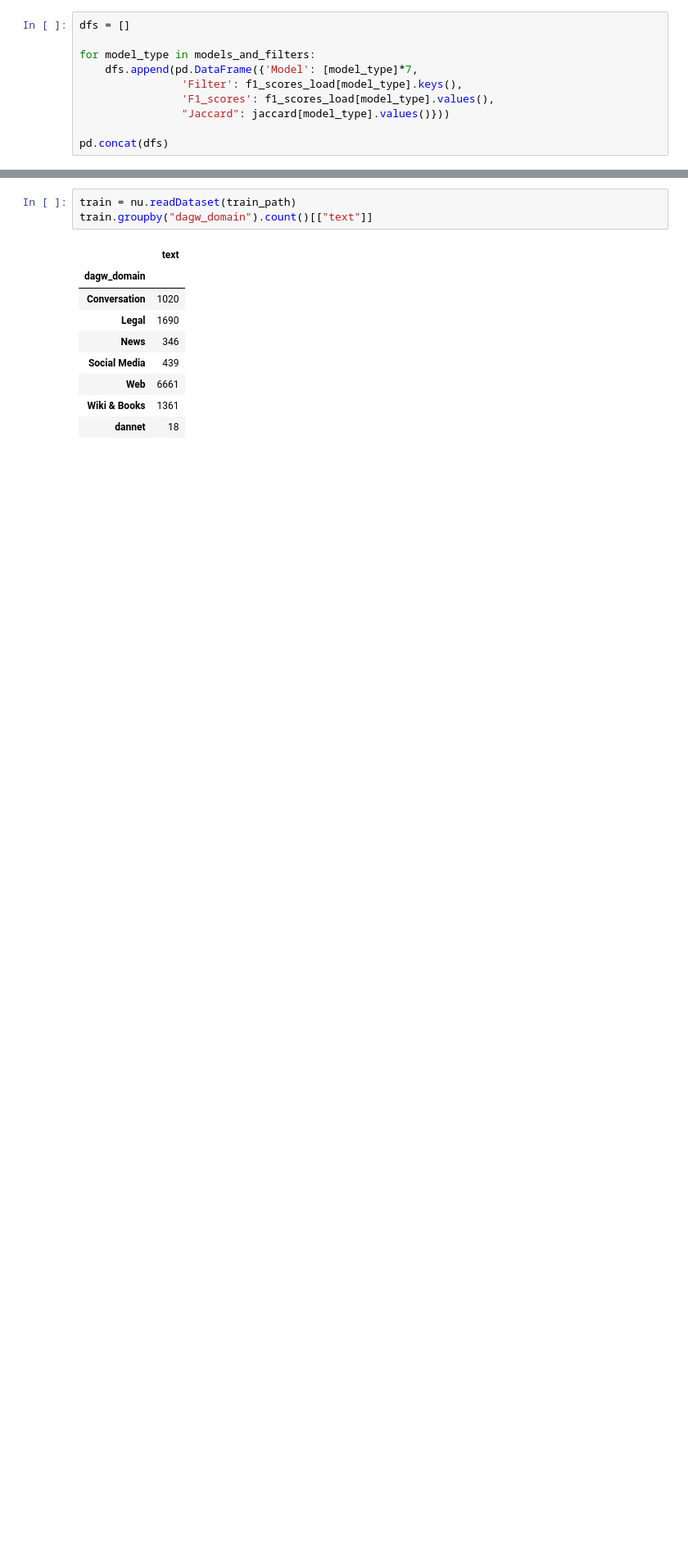
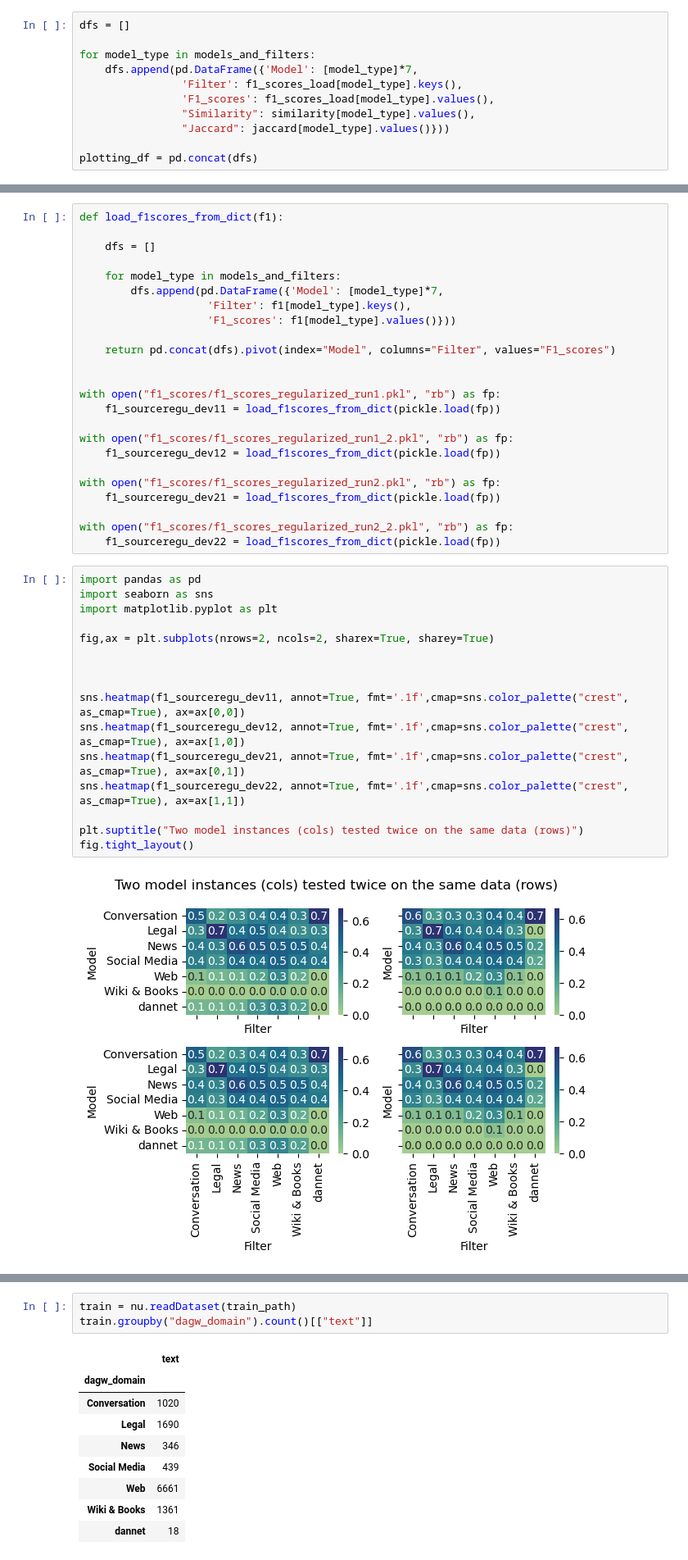
Before and after one commit to krusand/CrossNER-Active-Learning, a Jupyter notebook: spanf1.ipynb, the cells around one changed output, grey strips where cells are left out. Shown at 82% size. Saved outputs shown, nothing was run; the diff lists cells and outputs as text; blank space fills up the shorter version.

```diff
--- a/spanf1.ipynb
+++ b/spanf1.ipynb
@@ -110,7 +123,8 @@ for model_type in models_and_filters:
     dfs.append(pd.DataFrame({'Model': [model_type]*7,
                 'Filter': f1_scores_load[model_type].keys(),
                 'F1_scores': f1_scores_load[model_type].values(),
+                "Similarity": similarity[model_type].values(),
                 "Jaccard": jaccard[model_type].values()}))
 
-pd.concat(dfs)
+plotting_df = pd.concat(dfs)
 # %% [output]
@@ -117,0 +167,42 @@ ValueError: All arrays must be of the same length
+# %%
+def load_f1scores_from_dict(f1):
+
+    dfs = []
+
+    for model_type in models_and_filters:
+        dfs.append(pd.DataFrame({'Model': [model_type]*7,
+                    'Filter': f1[model_type].keys(),
+                    'F1_scores': f1[model_type].values()}))
+
+    return pd.concat(dfs).pivot(index="Model", columns="Filter", values="F1_scores")
+
+
+with open("f1_scores/f1_scores_regularized_run1.pkl", "rb") as fp:
+    f1_sourceregu_dev11 = load_f1scores_from_dict(pickle.load(fp))
+
+with open("f1_scores/f1_scores_regularized_run1_2.pkl", "rb") as fp:
+    f1_sourceregu_dev12 = load_f1scores_from_dict(pickle.load(fp))
+
+with open("f1_scores/f1_scores_regularized_run2.pkl", "rb") as fp:
+    f1_sourceregu_dev21 = load_f1scores_from_dict(pickle.load(fp))
+
+with open("f1_scores/f1_scores_regularized_run2_2.pkl", "rb") as fp:
+    f1_sourceregu_dev22 = load_f1scores_from_dict(pickle.load(fp))
+# %%
+import pandas as pd
+import seaborn as sns
+import matplotlib.pyplot as plt
+
+fig,ax = plt.subplots(nrows=2, ncols=2, sharex=True, sharey=True)
+
+
+
+sns.heatmap(f1_sourceregu_dev11, annot=True, fmt='.1f',cmap=sns.color_palette("crest", as_cmap=True), ax=ax[0,0])
+sns.heatmap(f1_sourceregu_dev12, annot=True, fmt='.1f',cmap=sns.color_palette("crest", as_cmap=True), ax=ax[1,0])
+sns.heatmap(f1_sourceregu_dev21, annot=True, fmt='.1f',cmap=sns.color_palette("crest", as_cmap=True), ax=ax[0,1])
+sns.heatmap(f1_sourceregu_dev22, annot=True, fmt='.1f',cmap=sns.color_palette("crest", as_cmap=True), ax=ax[1,1])
+
+plt.suptitle("Two model instances (cols) tested twice on the same data (rows)")
+fig.tight_layout()
+# %% [output]
+[figure, added]
```
Also changed, not shown: parts of 14 cells of this notebook, 31 other files.
